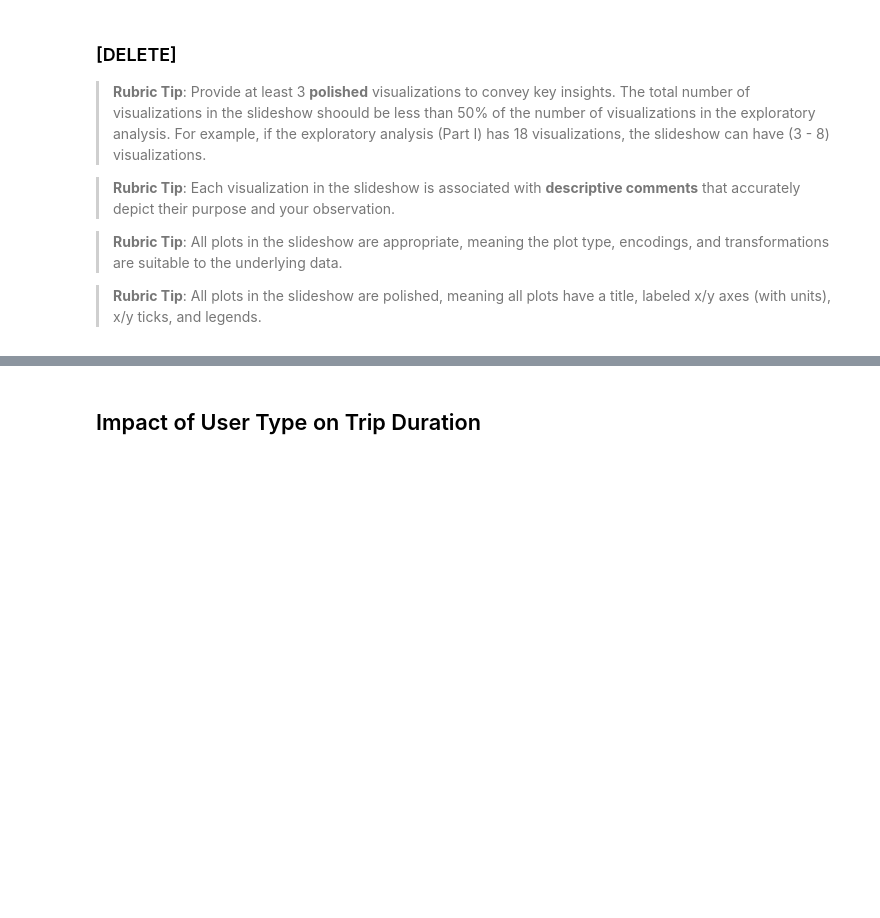
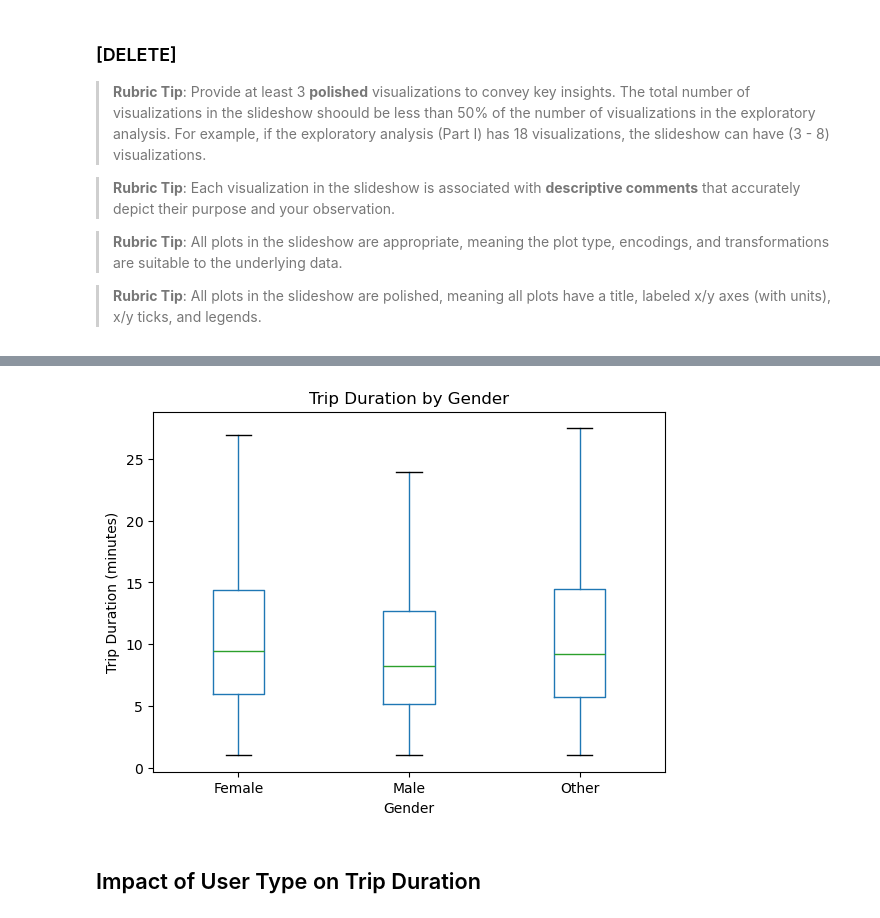
Before and after one commit to kaydee98/DataAnalytics, a Jupyter notebook: DataVisualization/Part_II_FordGoBike_slide_deck.ipynb, the cells around one changed output, grey strips where cells are left out. Saved outputs shown, nothing was run; the diff lists cells and outputs as text; code cells hidden in the pictures; blank space fills up the shorter version.

Commit message:
Completed Impact of gender on trip duration

```diff
--- a/DataVisualization/Part_II_FordGoBike_slide_deck.ipynb
+++ b/DataVisualization/Part_II_FordGoBike_slide_deck.ipynb
@@ -97,3 +99,13 @@ but feel free to add more if you'd like!
+# %%
+# Creating the Box Plot to show the distribution of trip durations by gender
+ford_gobike_cleaned.boxplot(column='duration_minute', by='member_gender', grid=False, showfliers=False)
+plt.title('Trip Duration by Gender')
+plt.suptitle('')  # Remove automatic title
+plt.xlabel('Gender')
+plt.ylabel('Trip Duration (minutes)')
+plt.show();
+# %% [output]
+[figure, added]
 # %% [markdown]
 ## Impact of User Type on Trip Duration
 # %% [markdown]
```
Also changed, not shown: parts of 5 cells of this notebook.
